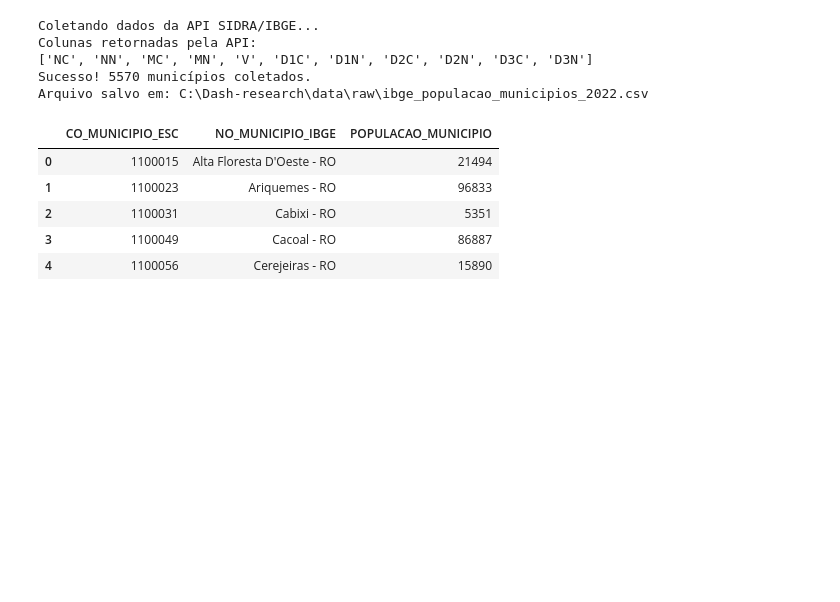
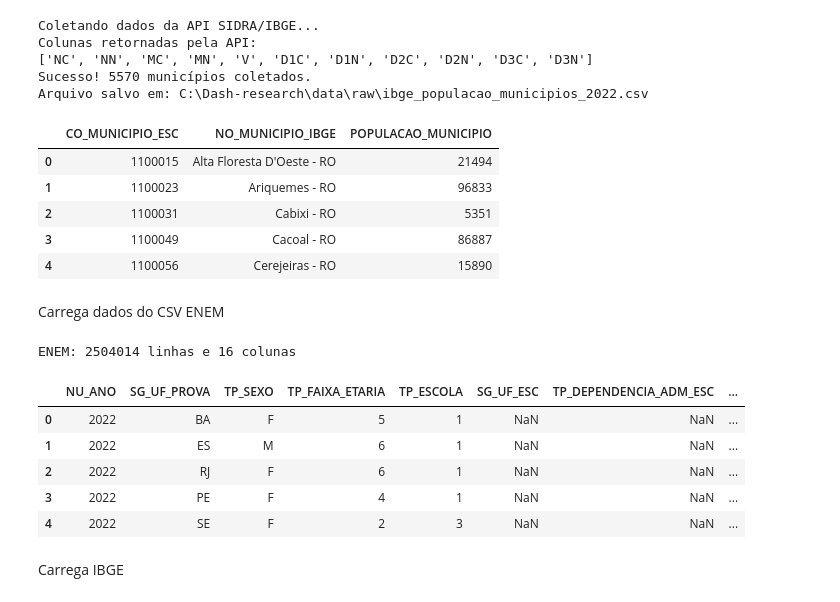
Before and after one commit to HenryPiozzi/Dash-research, a Jupyter notebook: notebooks/01_preparacao_dados.ipynb, the cells around one changed output. Saved outputs shown, nothing was run; the diff lists cells and outputs as text; code cells hidden in the pictures; blank space fills up the shorter version.

```diff
--- a/notebooks/01_preparacao_dados.ipynb
+++ b/notebooks/01_preparacao_dados.ipynb
@@ -2,3 +2,25 @@
 # Preparação de dados — atualização
 
 Esta célula integra melhorias do script de coleta do IBGE: timeout, `raise_for_status()`, uso de `Path`, criação do diretório de destino, e gravação do CSV com `;` e `utf-8`.
+# %%
+from pathlib import Path
+import pandas as pd
+from IPython.display import display
+import requests
+import pandas as pd
+from pathlib import Path
+from IPython.display import display
+
+# Se o notebook está dentro da pasta notebooks/
+PASTA_RAIZ = Path.cwd().resolve().parent
+
+PASTA_RAW = PASTA_RAIZ / "data" / "raw"
+PASTA_PROCESSED = PASTA_RAIZ / "data" / "processed"
+PASTA_ANALYTICS = PASTA_RAIZ / "data" / "analytics"
+
+PASTA_ANALYTICS.mkdir(parents=True, exist_ok=True)
+
+print("Pasta raiz:", PASTA_RAIZ)
+print("Raw:", PASTA_RAW)
+print("Processed:", PASTA_PROCESSED)
+print("Analytics:", PASTA_ANALYTICS)
@@ -107,3 +131,26 @@ Arquivo salvo em: C:\Dash-research\data\raw\ibge_populacao_municipios_2022.csv
 | 2 | 1100031 | Cabixi - RO | 5351 |
 | 3 | 1100049 | Cacoal - RO | 86887 |
 | 4 | 1100056 | Cerejeiras - RO | 15890 |
+# %% [markdown]
+Carrega dados do CSV ENEM
+# %%
+caminho_enem =  PASTA_PROCESSED / "enem_2022_tratado.csv"
+
+df_enem = pd.read_csv(
+    caminho_enem,
+    sep=";",
+    encoding="utf-8"
+)
+
+print(f"ENEM: {df_enem.shape[0]} linhas e {df_enem.shape[1]} colunas")
+display(df_enem.head())
+# %% [output]
+ENEM: 2504014 linhas e 16 colunas
+|  | NU_ANO | SG_UF_PROVA | TP_SEXO | TP_FAIXA_ETARIA | TP_ESCOLA | SG_UF_ESC | TP_DEPENDENCIA_ADM_ESC | ... |
+| 0 | 2022 | BA | F | 5 | 1 | NaN | NaN | ... |
+| 1 | 2022 | ES | M | 6 | 1 | NaN | NaN | ... |
+| 2 | 2022 | RJ | F | 6 | 1 | NaN | NaN | ... |
+| 3 | 2022 | PE | F | 4 | 1 | NaN | NaN | ... |
+| 4 | 2022 | SE | F | 2 | 3 | NaN | NaN | ... |
+# %% [markdown]
+Carrega IBGE
```
Also changed, not shown: parts of 18 cells of this notebook, 1 other file.
